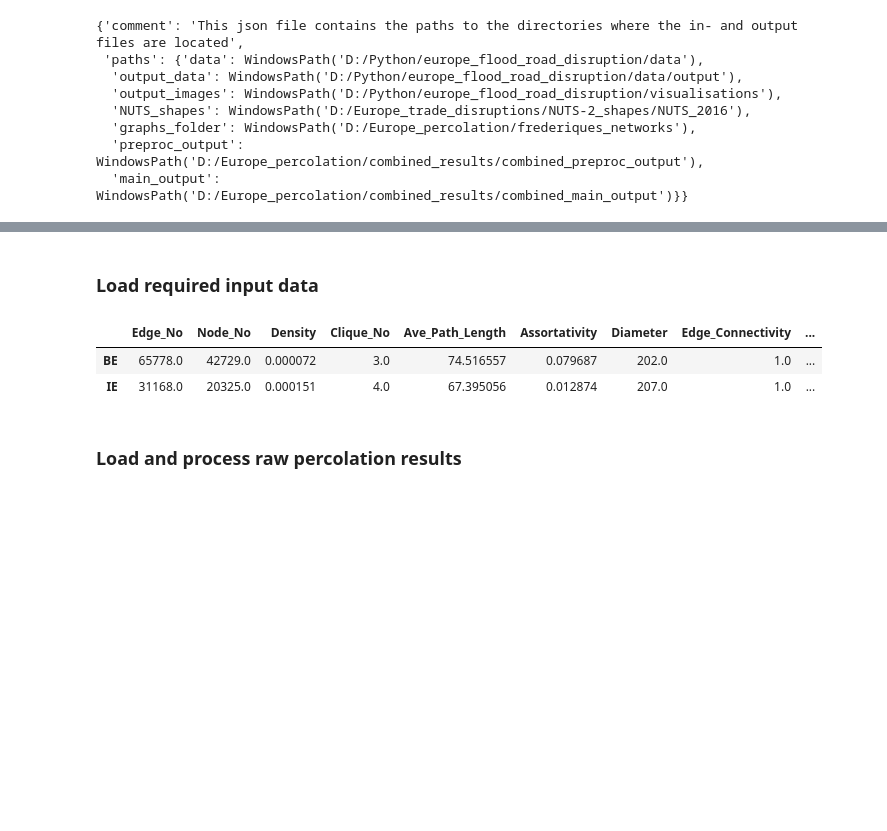
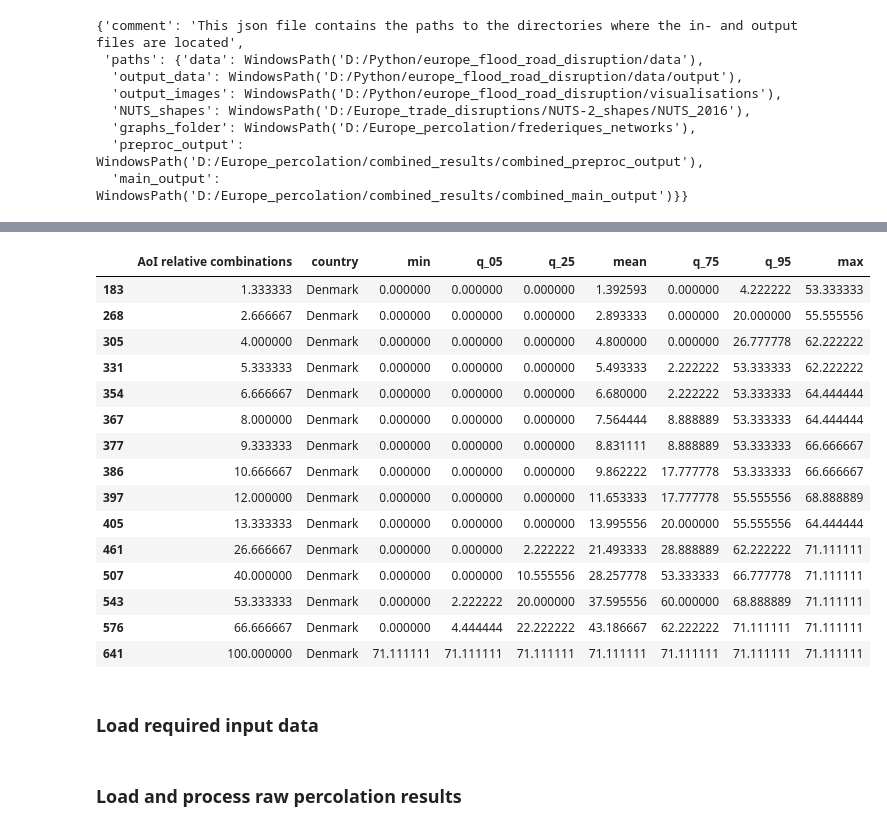
Before and after one commit to keesvanginkel/europe_flood_road_disruption, a Jupyter notebook: visualisations/Dashboard.ipynb, the cells around one changed output, grey strips where cells are left out. Drawn from its saved outputs; the diff is of its cells as text; code cells hidden in the pictures; blank space fills up the shorter version.

```diff
--- a/visualisations/Dashboard.ipynb
+++ b/visualisations/Dashboard.ipynb
@@ -67,3 +68,22 @@ Grouping per AoI-country combination
+# %%
+df_rel.loc[df_rel['country']=='Denmark']
+# %% [output]
+|  | AoI relative combinations | country | min | q_05 | q_25 | mean | q_75 | q_95 | max |
+| 183 | 1.333333 | Denmark | 0.000000 | 0.000000 | 0.000000 | 1.392593 | 0.000000 | 4.222222 | 53.333333 |
+| 268 | 2.666667 | Denmark | 0.000000 | 0.000000 | 0.000000 | 2.893333 | 0.000000 | 20.000000 | 55.555556 |
+| 305 | 4.000000 | Denmark | 0.000000 | 0.000000 | 0.000000 | 4.800000 | 0.000000 | 26.777778 | 62.222222 |
+| 331 | 5.333333 | Denmark | 0.000000 | 0.000000 | 0.000000 | 5.493333 | 2.222222 | 53.333333 | 62.222222 |
+| 354 | 6.666667 | Denmark | 0.000000 | 0.000000 | 0.000000 | 6.680000 | 2.222222 | 53.333333 | 64.444444 |
+| 367 | 8.000000 | Denmark | 0.000000 | 0.000000 | 0.000000 | 7.564444 | 8.888889 | 53.333333 | 64.444444 |
+| 377 | 9.333333 | Denmark | 0.000000 | 0.000000 | 0.000000 | 8.831111 | 8.888889 | 53.333333 | 66.666667 |
+| 386 | 10.666667 | Denmark | 0.000000 | 0.000000 | 0.000000 | 9.862222 | 17.777778 | 53.333333 | 66.666667 |
+| 397 | 12.000000 | Denmark | 0.000000 | 0.000000 | 0.000000 | 11.653333 | 17.777778 | 55.555556 | 68.888889 |
+| 405 | 13.333333 | Denmark | 0.000000 | 0.000000 | 0.000000 | 13.995556 | 20.000000 | 55.555556 | 64.444444 |
+| 461 | 26.666667 | Denmark | 0.000000 | 0.000000 | 2.222222 | 21.493333 | 28.888889 | 62.222222 | 71.111111 |
+| 507 | 40.000000 | Denmark | 0.000000 | 0.000000 | 10.555556 | 28.257778 | 53.333333 | 66.777778 | 71.111111 |
+| 543 | 53.333333 | Denmark | 0.000000 | 2.222222 | 20.000000 | 37.595556 | 60.000000 | 68.888889 | 71.111111 |
+| 576 | 66.666667 | Denmark | 0.000000 | 4.444444 | 22.222222 | 43.186667 | 62.222222 | 71.111111 | 71.111111 |
+| 641 | 100.000000 | Denmark | 71.111111 | 71.111111 | 71.111111 | 71.111111 | 71.111111 | 71.111111 | 71.111111 |
 # %% [markdown]
 ### Load required input data
 # %%
@@ -87,14 +107,6 @@ N2 = N2.loc[~N2['NUTS_ID'].isin(NUTS_2_remote)]
 #N2.plot()
 
 graphs_folder = config['paths']['graphs_folder']
-
-stats_path = config['paths']['data'] / ('descriptive_stats.csv')
-stats = pd.read_csv(stats_path,delimiter=';',index_col=0)
-stats.head(n=2)
-# %% [output]
-|  | Edge_No | Node_No | Density | Clique_No | Ave_Path_Length | Assortativity | Diameter | Edge_Connectivity | ... |
-| BE | 65778.0 | 42729.0 | 0.000072 | 3.0 | 74.516557 | 0.079687 | 202.0 | 1.0 | ... |
-| IE | 31168.0 | 20325.0 | 0.000151 | 4.0 | 67.395056 | 0.012874 | 207.0 | 1.0 | ... |
 # %%
 #Load centroids of NUTS-2 and NUTS-3 regions (made in the preprocessing scripts)
 centroids_n2 = config['paths']['data'] / 'europe_nuts2_centroids.feather'
```
Also changed, not shown: parts of 16 cells of this notebook, 6 other files.
